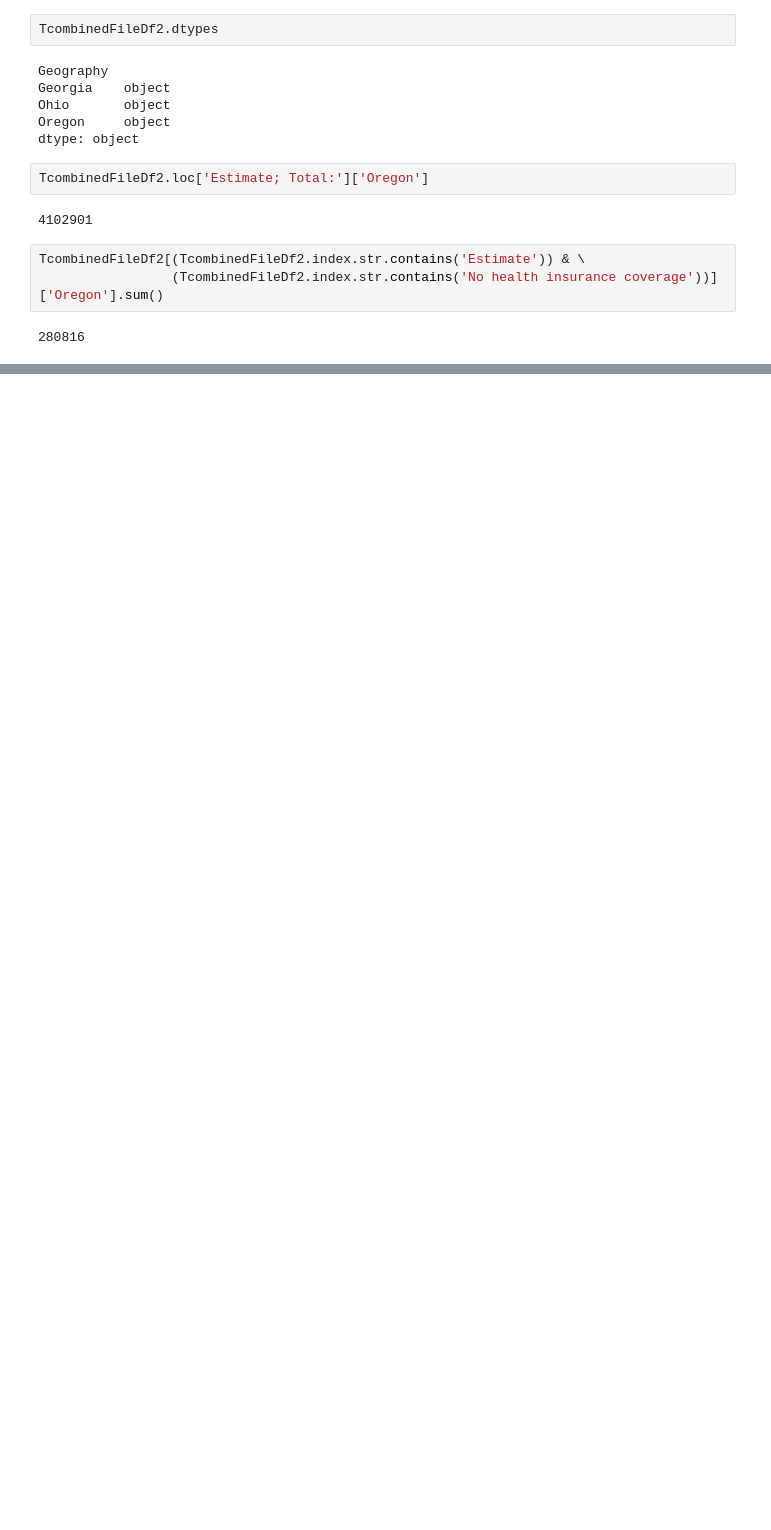
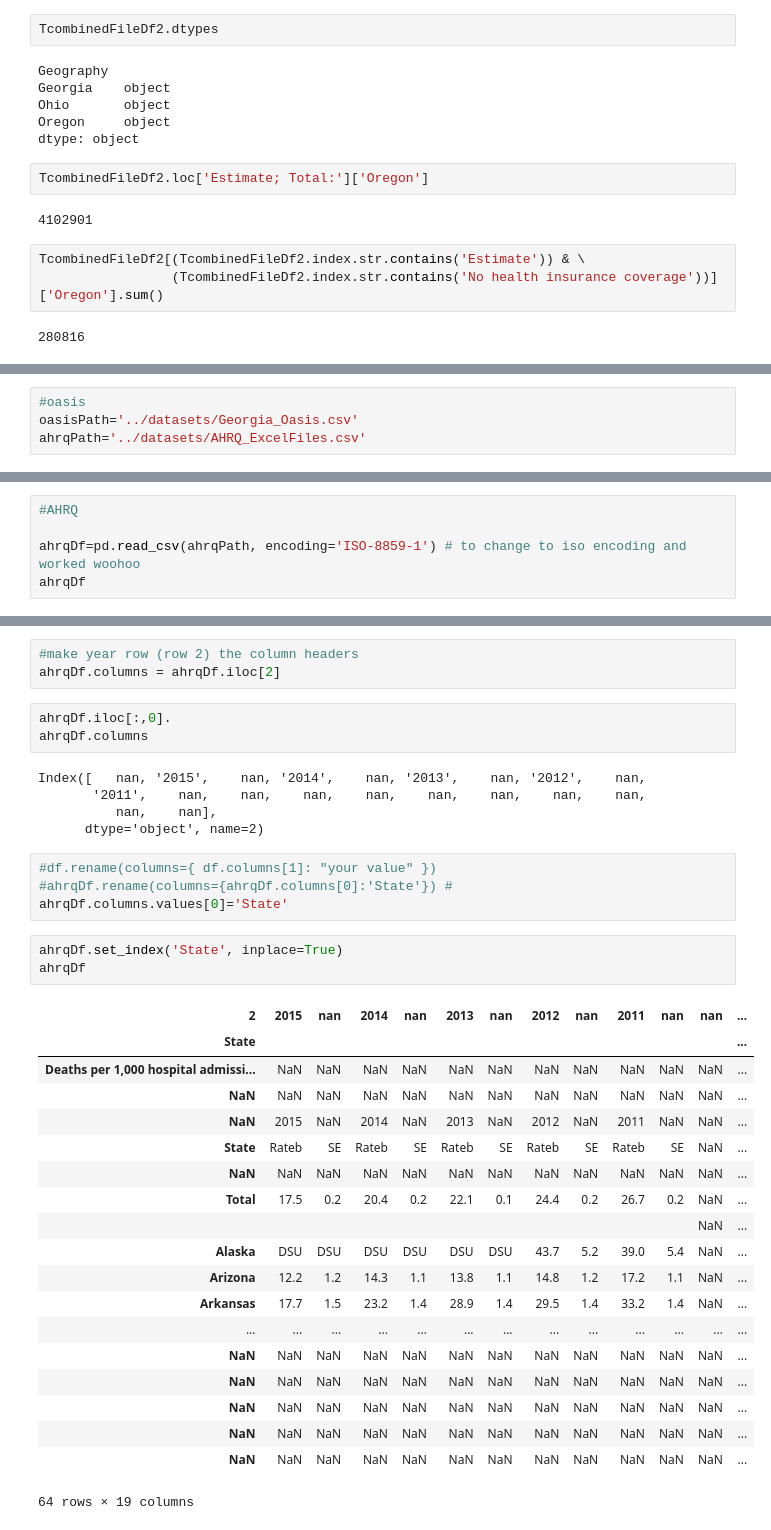
Before and after one commit to ghteds/etlProject, a Jupyter notebook: code/firstCombinedDSWork.ipynb, the cells around one changed output, grey strips where cells are left out. Drawn from its saved outputs; the diff is of its cells as text; blank space fills up the shorter version.

```diff
--- a/code/firstCombinedDSWork.ipynb
+++ b/code/firstCombinedDSWork.ipynb
@@ -135,0 +202,4 @@ NameError: name 'GA' is not defined
+# %%
+#oasis
+oasisPath='../datasets/Georgia_Oasis.csv'
+ahrqPath='../datasets/AHRQ_ExcelFiles.csv'
@@ -135,0 +238,5 @@ NameError: name 'GA' is not defined
+# %%
+#AHRQ
+
+ahrqDf=pd.read_csv(ahrqPath, encoding='ISO-8859-1') # to change to iso encoding and worked woohoo
+ahrqDf
@@ -135,0 +262,38 @@ NameError: name 'GA' is not defined
+# %%
+#make year row (row 2) the column headers
+ahrqDf.columns = ahrqDf.iloc[2]
+# %%
+ahrqDf.iloc[:,0].
+ahrqDf.columns
+# %% [output]
+Index([   nan, '2015',    nan, '2014',    nan, '2013',    nan, '2012',    nan,
+       '2011',    nan,    nan,    nan,    nan,    nan,    nan,    nan,    nan,
+          nan,    nan],
+      dtype='object', name=2)
+# %%
+#df.rename(columns={ df.columns[1]: "your value" })
+#ahrqDf.rename(columns={ahrqDf.columns[0]:'State'}) #
+ahrqDf.columns.values[0]='State'
+# %%
+ahrqDf.set_index('State', inplace=True)
+ahrqDf
+# %% [output]
+| 2 | 2015 | nan | 2014 | nan | 2013 | nan | 2012 | nan | 2011 | nan | nan | ... |
+| State |  |  |  |  |  |  |  |  |  |  |  | ... |
+| Deaths per 1,000 hospital admissi... | NaN | NaN | NaN | NaN | NaN | NaN | NaN | NaN | NaN | NaN | NaN | ... |
+| NaN | NaN | NaN | NaN | NaN | NaN | NaN | NaN | NaN | NaN | NaN | NaN | ... |
+| NaN | 2015 | NaN | 2014 | NaN | 2013 | NaN | 2012 | NaN | 2011 | NaN | NaN | ... |
+| State | Rateb | SE | Rateb | SE | Rateb | SE | Rateb | SE | Rateb | SE | NaN | ... |
+| NaN | NaN | NaN | NaN | NaN | NaN | NaN | NaN | NaN | NaN | NaN | NaN | ... |
+| Total | 17.5 | 0.2 | 20.4 | 0.2 | 22.1 | 0.1 | 24.4 | 0.2 | 26.7 | 0.2 | NaN | ... |
+|  |  |  |  |  |  |  |  |  |  |  | NaN | ... |
+| Alaska | DSU | DSU | DSU | DSU | DSU | DSU | 43.7 | 5.2 | 39.0 | 5.4 | NaN | ... |
+| Arizona | 12.2 | 1.2 | 14.3 | 1.1 | 13.8 | 1.1 | 14.8 | 1.2 | 17.2 | 1.1 | NaN | ... |
+| Arkansas | 17.7 | 1.5 | 23.2 | 1.4 | 28.9 | 1.4 | 29.5 | 1.4 | 33.2 | 1.4 | NaN | ... |
+| ... | ... | ... | ... | ... | ... | ... | ... | ... | ... | ... | ... | ... |
+| NaN | NaN | NaN | NaN | NaN | NaN | NaN | NaN | NaN | NaN | NaN | NaN | ... |
+| NaN | NaN | NaN | NaN | NaN | NaN | NaN | NaN | NaN | NaN | NaN | NaN | ... |
+| NaN | NaN | NaN | NaN | NaN | NaN | NaN | NaN | NaN | NaN | NaN | NaN | ... |
+| NaN | NaN | NaN | NaN | NaN | NaN | NaN | NaN | NaN | NaN | NaN | NaN | ... |
+| NaN | NaN | NaN | NaN | NaN | NaN | NaN | NaN | NaN | NaN | NaN | NaN | ... |
+64 rows × 19 columns
```
Also changed, not shown: parts of 23 cells of this notebook, 1 other file.
